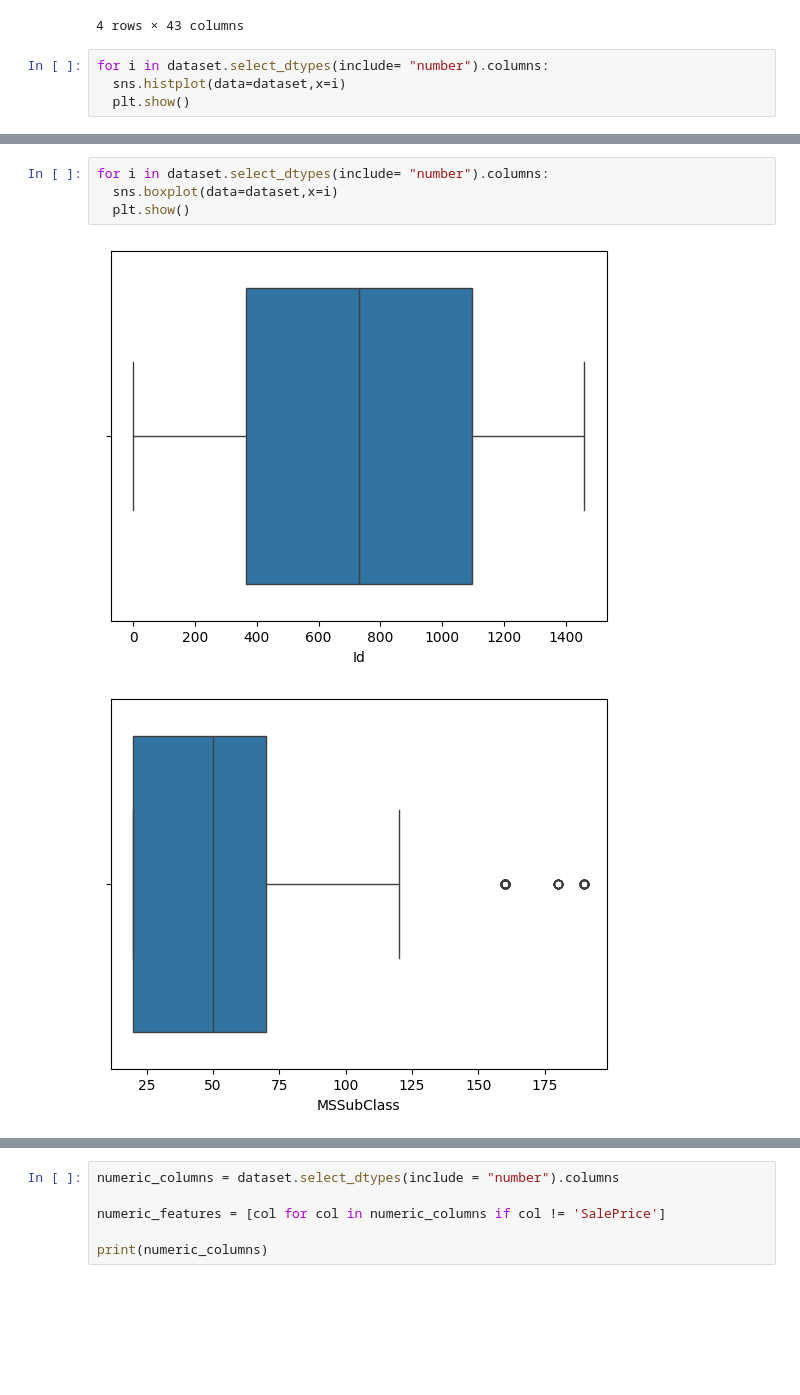
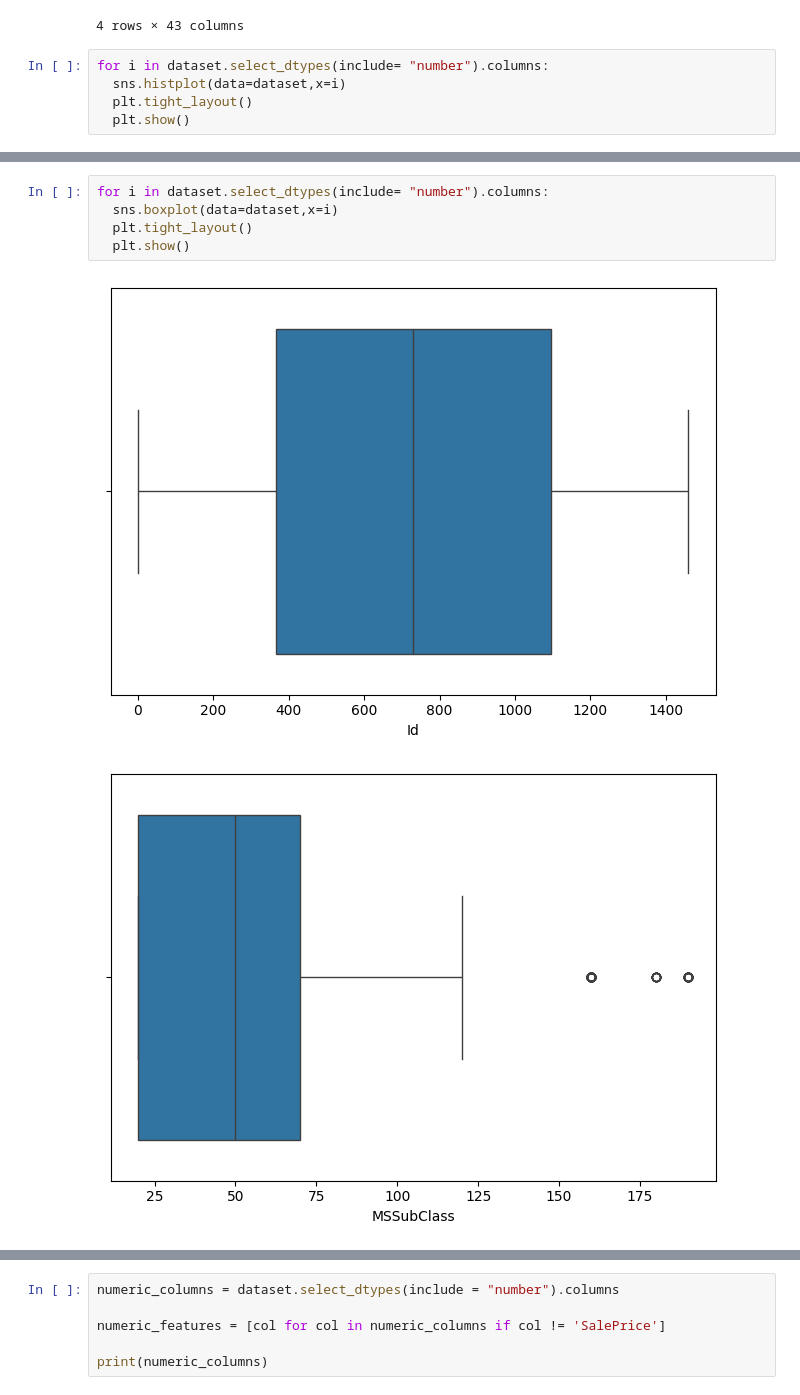
Before and after one commit to habiba-darwish/Housing-Prices-Prediction-using-Machine-Learning, a Jupyter notebook: dataset_preprocessing.ipynb, the cells around one changed output, grey strips where cells are left out. Saved outputs shown, nothing was run; the diff lists cells and outputs as text; blank space fills up the shorter version.

```diff
--- a/dataset_preprocessing.ipynb
+++ b/dataset_preprocessing.ipynb
@@ -62,5 +62,6 @@ dataset.describe(include='object')
 # %%
 for i in dataset.select_dtypes(include= "number").columns:
   sns.histplot(data=dataset,x=i)
+  plt.tight_layout()
   plt.show()
 # %% [output]
@@ -80,7 +81,8 @@ for i in dataset.select_dtypes(include= "number").columns:
 # %%
 for i in dataset.select_dtypes(include= "number").columns:
   sns.boxplot(data=dataset,x=i)
+  plt.tight_layout()
   plt.show()
 # %% [output]
-[figure, old version]
+[figure, new version]
-[figure, old version]
+[figure, new version]
```
Also changed, not shown: parts of 23 cells of this notebook.
